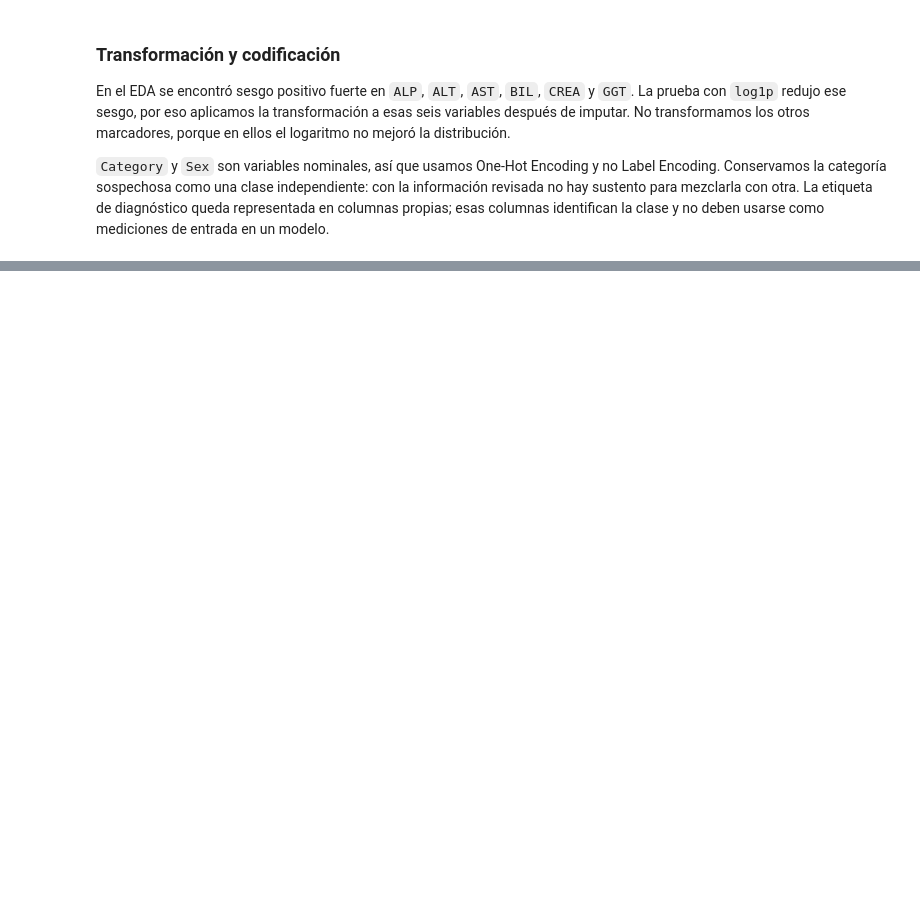
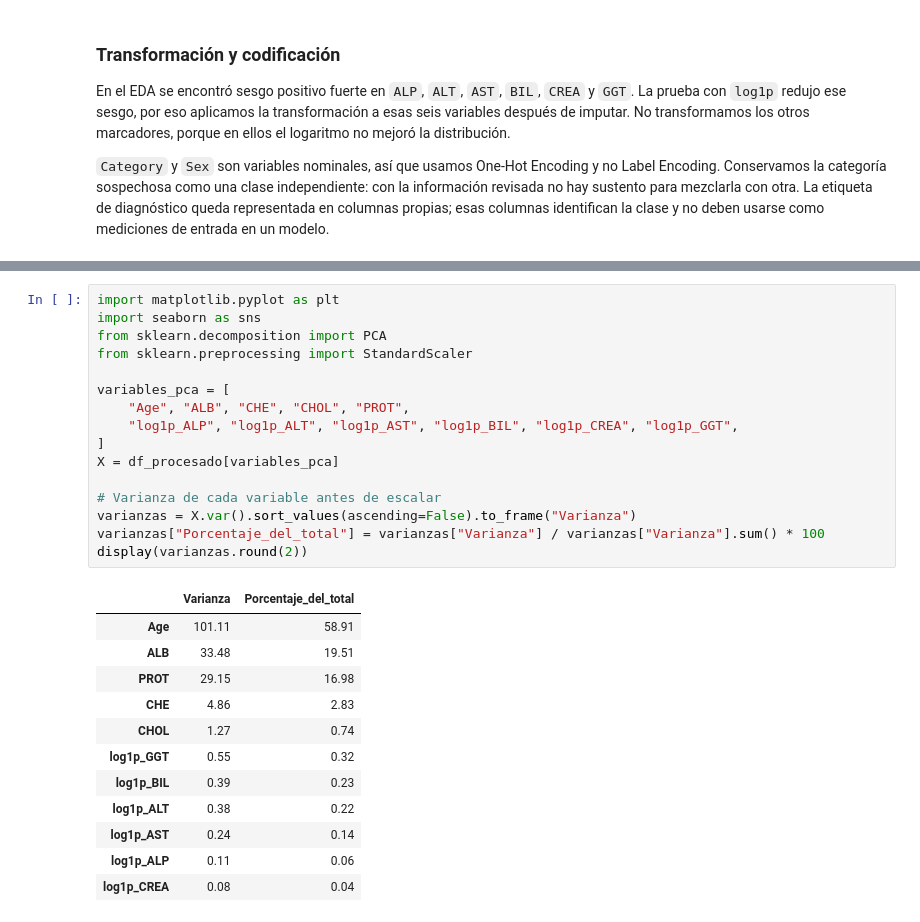
Before and after one commit to ExBlake/Analisis-de-datos-evento-2, a Jupyter notebook: notebooks/03_preprocesamiento_reduccion.ipynb, the cells around one changed output, grey strips where cells are left out. Drawn from its saved outputs; the diff is of its cells as text; blank space fills up the shorter version.

```diff
--- a/notebooks/03_preprocesamiento_reduccion.ipynb
+++ b/notebooks/03_preprocesamiento_reduccion.ipynb
@@ -137,0 +181,29 @@ print(
+# %%
+import matplotlib.pyplot as plt
+import seaborn as sns
+from sklearn.decomposition import PCA
+from sklearn.preprocessing import StandardScaler
+
+variables_pca = [
+    "Age", "ALB", "CHE", "CHOL", "PROT",
+    "log1p_ALP", "log1p_ALT", "log1p_AST", "log1p_BIL", "log1p_CREA", "log1p_GGT",
+]
+X = df_procesado[variables_pca]
+
+# Varianza de cada variable antes de escalar
+varianzas = X.var().sort_values(ascending=False).to_frame("Varianza")
+varianzas["Porcentaje_del_total"] = varianzas["Varianza"] / varianzas["Varianza"].sum() * 100
+display(varianzas.round(2))
+# %% [output]
+|  | Varianza | Porcentaje_del_total |
+| Age | 101.11 | 58.91 |
+| ALB | 33.48 | 19.51 |
+| PROT | 29.15 | 16.98 |
+| CHE | 4.86 | 2.83 |
+| CHOL | 1.27 | 0.74 |
+| log1p_GGT | 0.55 | 0.32 |
+| log1p_BIL | 0.39 | 0.23 |
+| log1p_ALT | 0.38 | 0.22 |
+| log1p_AST | 0.24 | 0.14 |
+| log1p_ALP | 0.11 | 0.06 |
+| log1p_CREA | 0.08 | 0.04 |
```
Also changed, not shown: parts of 19 cells of this notebook, 2 other files.
